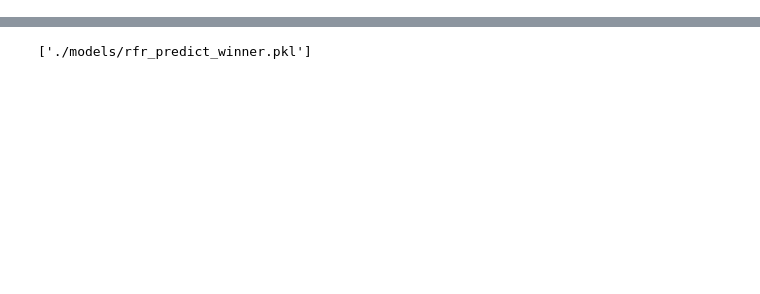
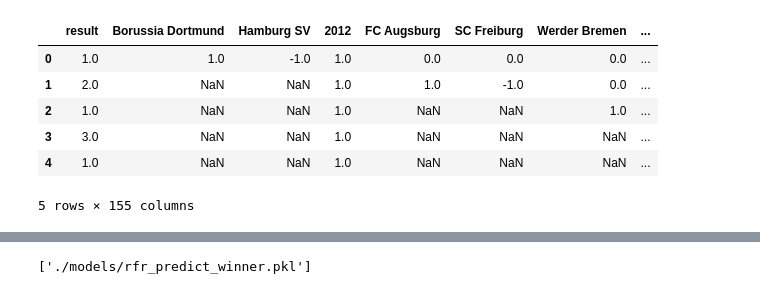
Before and after one commit to gmtorres/MIEIC_19_20_IART, a Jupyter notebook: Proj2/predict_winner.ipynb, the cells around one changed output, grey strips where cells are left out. Drawn from its saved outputs; the diff is of its cells as text; code cells hidden in the pictures; blank space fills up the shorter version.

```diff
--- a/Proj2/predict_winner.ipynb
+++ b/Proj2/predict_winner.ipynb
@@ -66,0 +55,26 @@ dummies.head()
+# %%
+games_prediction = games.iloc[:,[5,7,8,-1]]
+dummies = pd.get_dummies(games_prediction, columns=['season','ht','at'])
+dummies.head()
+games_prediction.head()
+
+data = pd.DataFrame();
+data['result'] = 0
+for i, j in games_prediction.iterrows():
+    if j['ht'] not in data.columns:
+            data[j['ht']] = 0
+    if j['at'] not in data.columns:
+        data[j['at']] = 0
+    if j['season'] not in data.columns:
+        data[j['season']] = 0
+    data = data.append({'result': j['result'], j['season']: 1, j['ht'] : 1 , j['at']: -1 }, ignore_index=True)
+
+data.head()
+# %% [output]
+|  | result | Borussia Dortmund | Hamburg SV | 2012 | FC Augsburg | SC Freiburg | Werder Bremen | ... |
+| 0 | 1.0 | 1.0 | -1.0 | 1.0 | 0.0 | 0.0 | 0.0 | ... |
+| 1 | 2.0 | NaN | NaN | 1.0 | 1.0 | -1.0 | 0.0 | ... |
+| 2 | 1.0 | NaN | NaN | 1.0 | NaN | NaN | 1.0 | ... |
+| 3 | 3.0 | NaN | NaN | 1.0 | NaN | NaN | NaN | ... |
+| 4 | 1.0 | NaN | NaN | 1.0 | NaN | NaN | NaN | ... |
+5 rows × 155 columns
```
Also changed, not shown: parts of 11 cells of this notebook, 1 other file.
